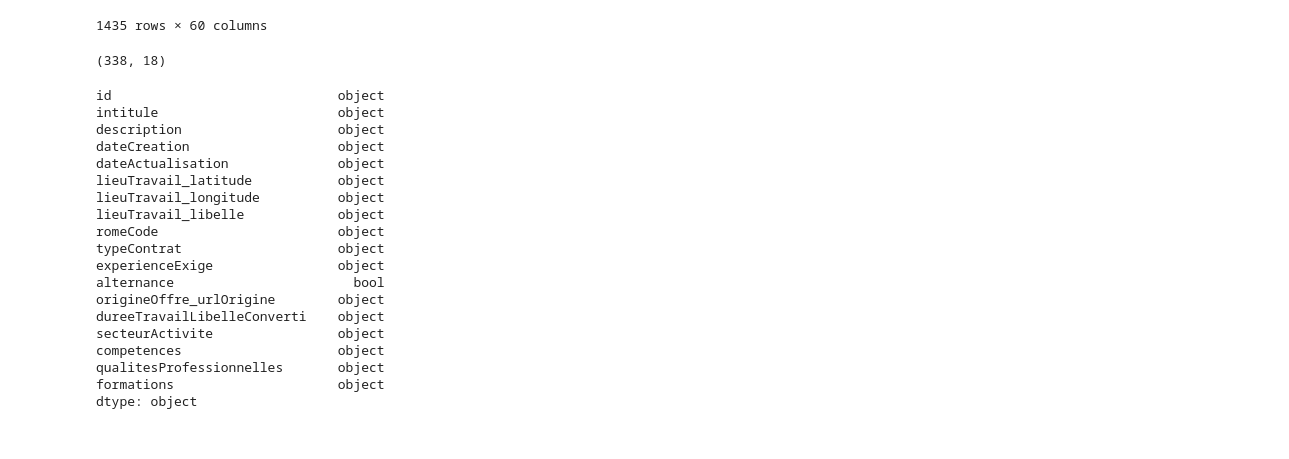
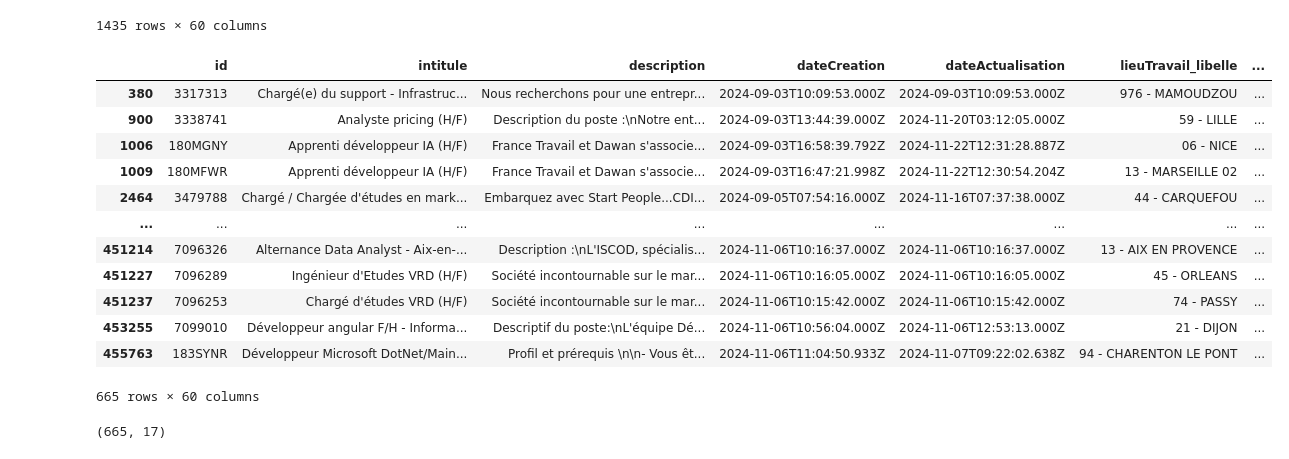
Before and after one commit to Shutoki/Brief_11, a Jupyter notebook: test.ipynb, the cells around one changed output. Drawn from its saved outputs; the diff is of its cells as text; code cells hidden in the pictures.

Commit message:
Avec LLM-2

```diff
--- a/test.ipynb
+++ b/test.ipynb
@@ -57,4 +57,4 @@ test
 # combined_df = pd.concat([test2, test3, test4, test5])
 # combined_df
 # %%
-combined_df = combined_df.drop_duplicates(subset=['id'])
+combined_df = test.drop_duplicates(subset=['id'])
@@ -63 +61,17 @@ combined_df = combined_df.drop_duplicates(subset=['id'])
+# %%
+combined_df
+# %% [output]
+|  | id | intitule | description | dateCreation | dateActualisation | lieuTravail_libelle | ... |
+| 380 | 3317313 | Chargé(e) du support - Infrastruc... | Nous recherchons pour une entrepr... | 2024-09-03T10:09:53.000Z | 2024-09-03T10:09:53.000Z | 976 - MAMOUDZOU | ... |
+| 900 | 3338741 | Analyste pricing (H/F) | Description du poste :\nNotre ent... | 2024-09-03T13:44:39.000Z | 2024-11-20T03:12:05.000Z | 59 - LILLE | ... |
+| 1006 | 180MGNY | Apprenti développeur IA (H/F) | France Travail et Dawan s'associe... | 2024-09-03T16:58:39.792Z | 2024-11-22T12:31:28.887Z | 06 - NICE | ... |
+| 1009 | 180MFWR | Apprenti développeur IA (H/F) | France Travail et Dawan s'associe... | 2024-09-03T16:47:21.998Z | 2024-11-22T12:30:54.204Z | 13 - MARSEILLE 02 | ... |
+| 2464 | 3479788 | Chargé / Chargée d'études en mark... | Embarquez avec Start People...CDI... | 2024-09-05T07:54:16.000Z | 2024-11-16T07:37:38.000Z | 44 - CARQUEFOU | ... |
+| ... | ... | ... | ... | ... | ... | ... | ... |
+| 451214 | 7096326 | Alternance Data Analyst - Aix-en-... | Description :\nL'ISCOD, spécialis... | 2024-11-06T10:16:37.000Z | 2024-11-06T10:16:37.000Z | 13 - AIX EN PROVENCE | ... |
+| 451227 | 7096289 | Ingénieur d'Etudes VRD (H/F) | Société incontournable sur le mar... | 2024-11-06T10:16:05.000Z | 2024-11-06T10:16:05.000Z | 45 - ORLEANS | ... |
+| 451237 | 7096253 | Chargé d'études VRD (H/F) | Société incontournable sur le mar... | 2024-11-06T10:15:42.000Z | 2024-11-06T10:15:42.000Z | 74 - PASSY | ... |
+| 453255 | 7099010 | Développeur angular F/H - Informa... | Descriptif du poste:\nL'équipe Dé... | 2024-11-06T10:56:04.000Z | 2024-11-06T12:53:13.000Z | 21 - DIJON | ... |
+| 455763 | 183SYNR | Développeur Microsoft DotNet/Main... | Profil et prérequis \n\n- Vous êt... | 2024-11-06T11:04:50.933Z | 2024-11-07T09:22:02.638Z | 94 - CHARENTON LE PONT | ... |
+665 rows × 60 columns
 # %%
@@ -65,7 +79,7 @@ new_df = pd.concat([combined_df['id'],combined_df['intitule'],combined_df['descr
 # %%
 new_df.shape
 # %% [output]
-(338, 18)
+(665, 17)
 # %%
 new_df.fillna(value= 'Non Renseigné', inplace=True)
 # %%
@@ -73,22 +86,0 @@ new_df.to_csv('france_travail_clean.csv', index=False)
-# %%
-new_df.dtypes
-# %% [output]
-id                             object
-intitule                       object
-description                    object
-dateCreation                   object
-dateActualisation              object
-lieuTravail_latitude           object
-lieuTravail_longitude          object
-lieuTravail_libelle            object
-romeCode                       object
-typeContrat                    object
-experienceExige                object
-alternance                       bool
-origineOffre_urlOrigine        object
-dureeTravailLibelleConverti    object
-secteurActivite                object
-competences                    object
-qualitesProfessionnelles       object
-formations                     object
-dtype: object
```
Also changed, not shown: parts of 6 cells of this notebook, 3 other files.
